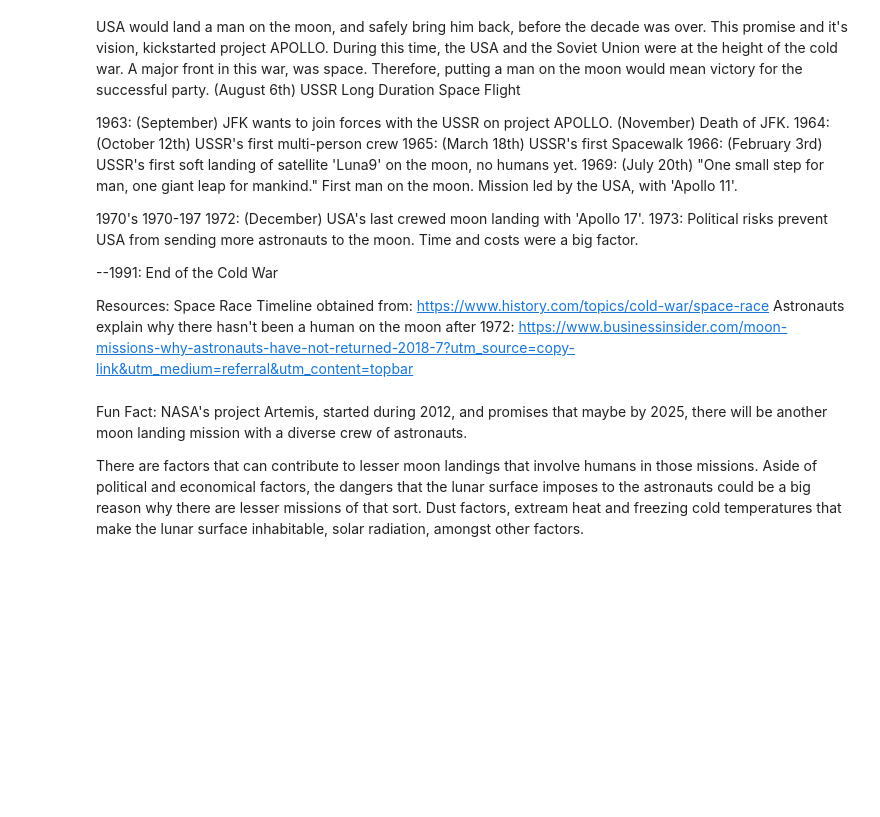
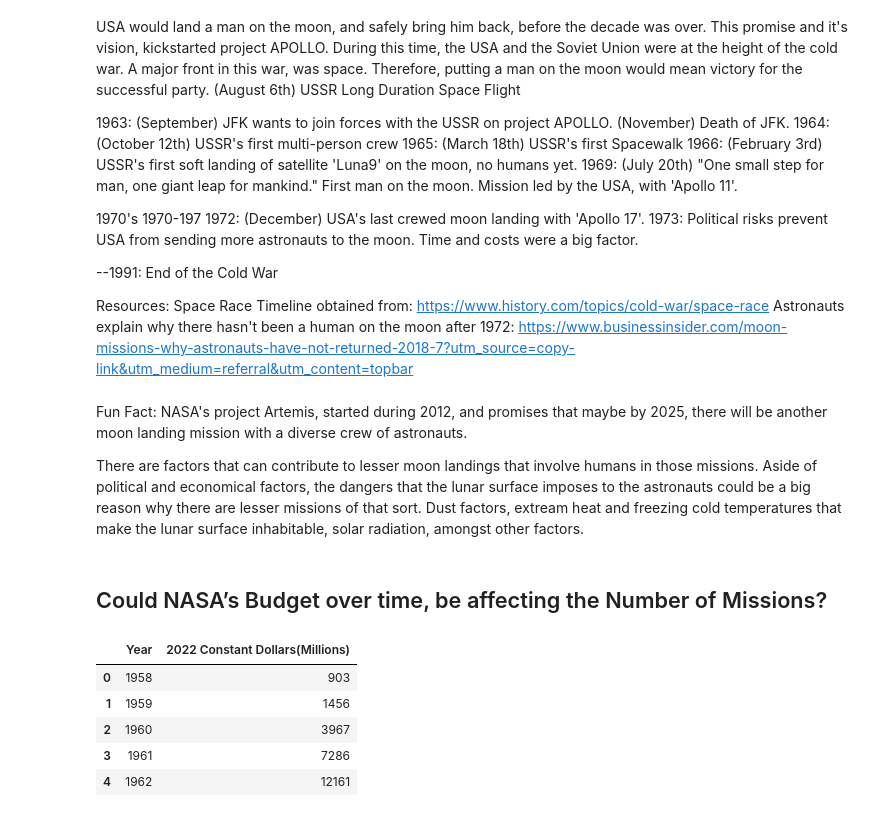
Before and after one commit to maparisio/Space_Mission_Project, a Jupyter notebook: Missions_Over_Time.ipynb, the cells around one changed output. Saved outputs shown, nothing was run; the diff lists cells and outputs as text; code cells hidden in the pictures; blank space fills up the shorter version.

```diff
--- a/Missions_Over_Time.ipynb
+++ b/Missions_Over_Time.ipynb
@@ -321,3 +307,15 @@ Fun Fact:
 NASA's project Artemis, started during 2012, and promises that maybe by 2025, there will be another moon landing mission with a diverse crew of astronauts.
 
 There are factors that can contribute to lesser moon landings that involve humans in those missions. Aside of political and economical factors, the dangers that the lunar surface imposes to the astronauts could be a big reason why there are lesser missions of that sort. Dust factors, extream heat and freezing cold temperatures that make the lunar surface inhabitable, solar radiation, amongst other factors.
+# %% [markdown]
+## Could NASA’s Budget over time, be affecting the Number of Missions?
+# %%
+#Display a sample of the budget csv file
+budget_df.head()
+# %% [output]
+|  | Year | 2022 Constant Dollars(Millions) |
+| 0 | 1958 | 903 |
+| 1 | 1959 | 1456 |
+| 2 | 1960 | 3967 |
+| 3 | 1961 | 7286 |
+| 4 | 1962 | 12161 |
```
Also changed, not shown: parts of 9 cells of this notebook.
